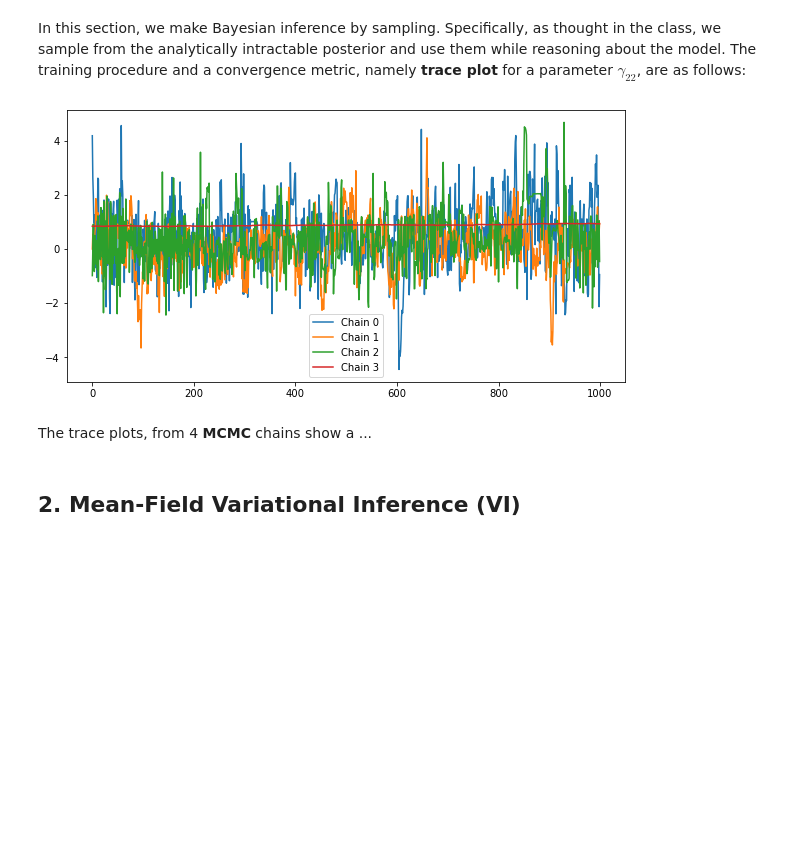
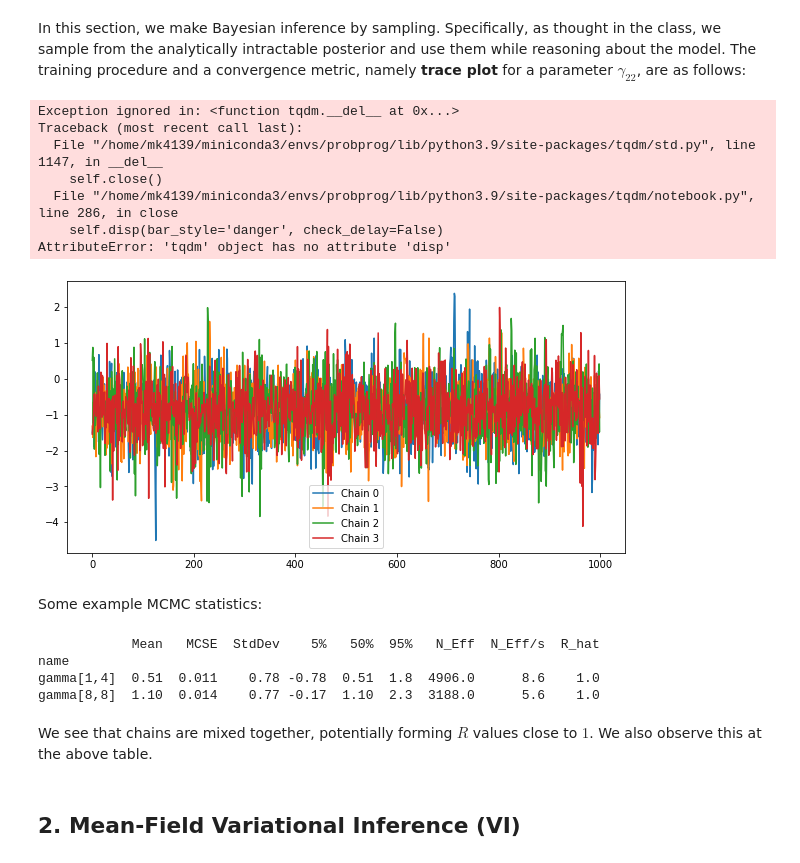
Before and after one commit to ketencimert/probprog-finalproject, a Jupyter notebook: submission/project.ipynb, the cells around one changed output. Cells and saved outputs as stored; diff of their text form; code cells hidden in the pictures; blank space fills up the shorter version.

```diff
--- a/submission/project.ipynb
+++ b/submission/project.ipynb
@@ -97,10 +91,9 @@ from inference.inference import (
     glickman
 )
 
-glicko_stan = './model/glicko.stan'
+glicko_stan = './model/model.stan'
 chess_data = './data/processed/data.pkl'
 
-chess_data = pickle.load(open(chess_data, 'rb'))
-
+observed_data = pickle.load(open(chess_data, 'rb'))
 glicko_stan = CmdStanModel(stan_file=glicko_stan)
 # %% [output]
@@ -121,12 +107,29 @@ In this section, we make Bayesian inference by sampling. Specifically, as though
 # %%
 glicko_mcmc, score_pp_mcmc = hmc(
     glicko_stan,
-    observed_data
+    observed_data,
 )
 # %% [output]
+Exception ignored in: <function tqdm.__del__ at 0x...>
+Traceback (most recent call last):
+  File "/home/mk4139/miniconda3/envs/probprog/lib/python3.9/site-packages/tqdm/std.py", line 1147, in __del__
+    self.close()
+  File "/home/mk4139/miniconda3/envs/probprog/lib/python3.9/site-packages/tqdm/notebook.py", line 286, in close
+    self.disp(bar_style='danger', check_delay=False)
+AttributeError: 'tqdm' object has no attribute 'disp'
-[figure, old version]
+[figure, new version]
-# %% [markdown]
-The trace plots, from 4 **MCMC** chains show a ...
+# %% [markdown]
+Some example MCMC statistics:
+# %%
+candidate_parameters = ['gamma[1,4]', 'gamma[8,8]']
+print(glicko_mcmc.summary().loc[candidate_parameters])
+# %% [output]
+            Mean   MCSE  StdDev    5%   50%  95%   N_Eff  N_Eff/s  R_hat
+name
+gamma[1,4]  0.51  0.011    0.78 -0.78  0.51  1.8  4906.0      8.6    1.0
+gamma[8,8]  1.10  0.014    0.77 -0.17  1.10  2.3  3188.0      5.6    1.0
+# %% [markdown]
+We see that chains are mixed together, potentially forming $R$ values close to $1$. We also observe this at the above table.
 # %% [markdown]
 ## 2. Mean-Field Variational Inference (VI)
 # %% [markdown]
```
Also changed, not shown: parts of 33 cells of this notebook, 34 other files.
